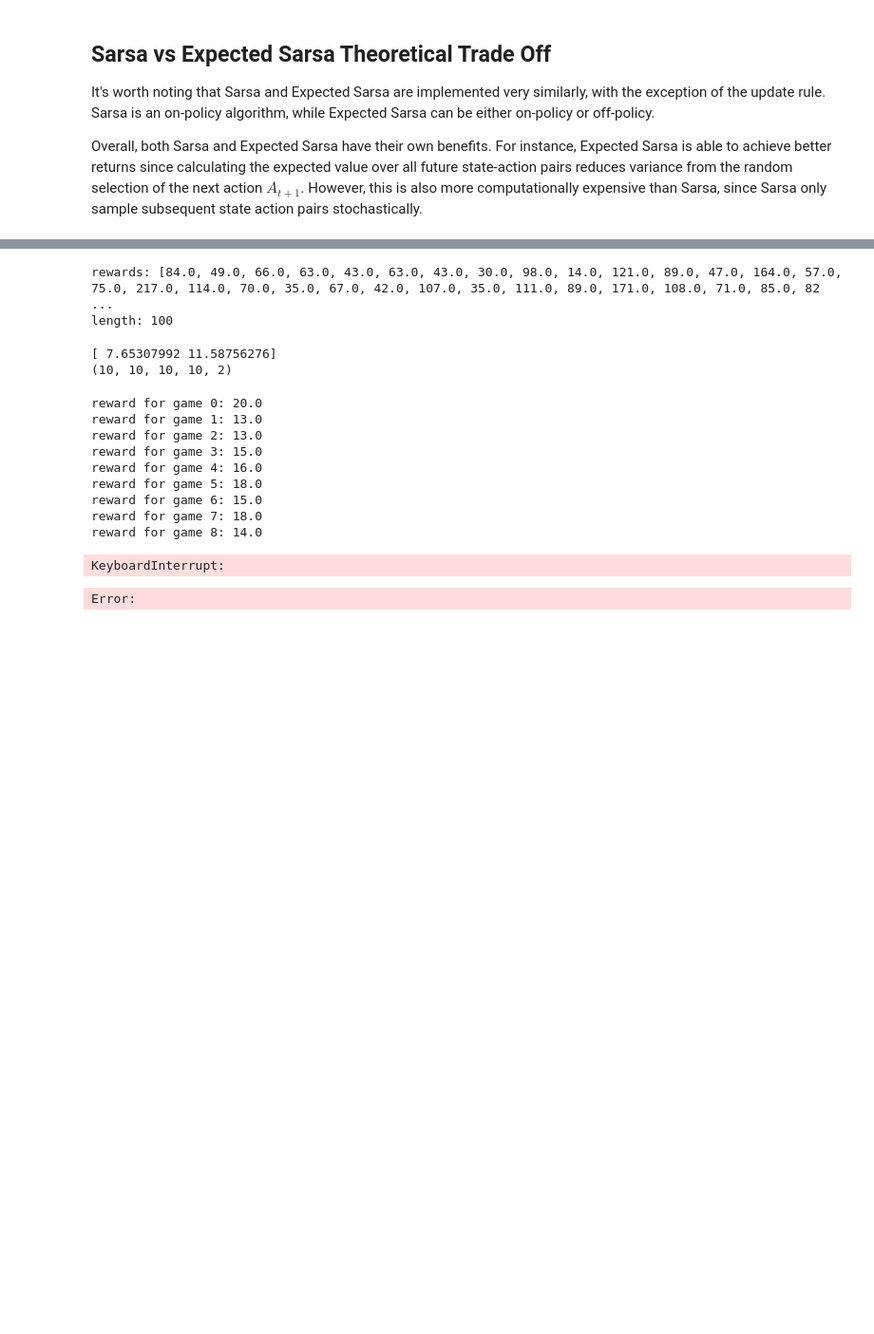
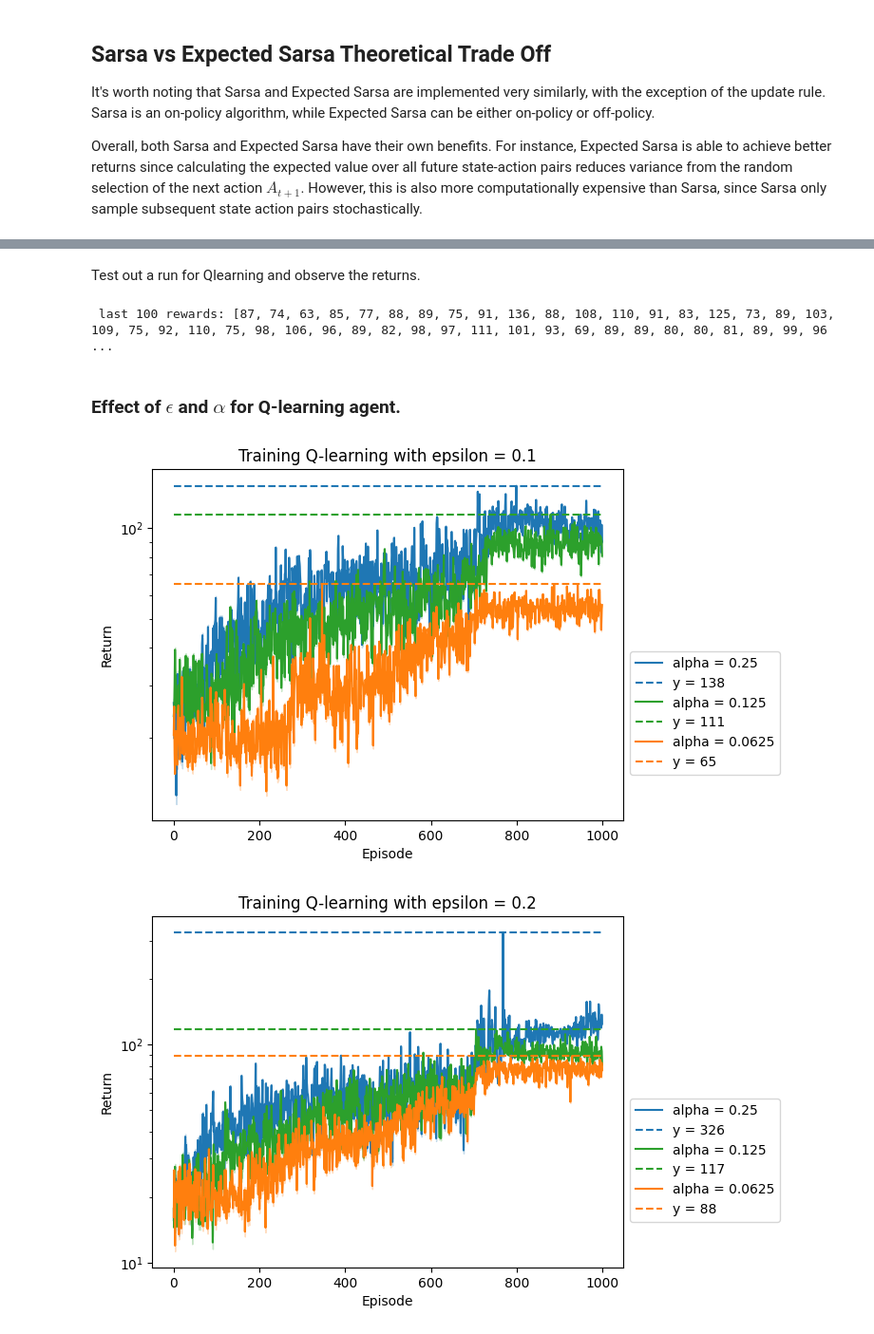
Before and after one commit to Ling01234/SARSA-Function-Approximation, a Jupyter notebook: assignment2_rl.ipynb, the cells around one changed output, grey strips where cells are left out. Shown at 95% size. Saved outputs shown, nothing was run; the diff lists cells and outputs as text; code cells hidden in the pictures; blank space fills up the shorter version.

Commit message:
Qlearning done, start AC

```diff
--- a/assignment2_rl.ipynb
+++ b/assignment2_rl.ipynb
@@ -134,31 +139,21 @@ RUNS = 10
+# %% [markdown]
+Test out a run for Qlearning and observe the returns.
 # %%
 env = gym.make("CartPole-v1")
 (state, _) = env.reset()
-qlearning = Qlearning(env, 0.1, 0.95, 0.2, 1000, 10, seed=1)
+qlearning = Qlearning(env, 1/4, 0.95, 1.15, 1000, 10, seed=1)
 qlearning.simulate_episodes()
 rewards = qlearning.reward
-print(f"rewards: {rewards[-100:]}")
-print(f"length: {len(rewards[-100:])}")
+print(f" last 100 rewards: {rewards[-100:]}")
+
+#uncomment to visualize the game being played
+# qlearning.visualize(10)
 # %% [output]
-rewards: [84.0, 49.0, 66.0, 63.0, 43.0, 63.0, 43.0, 30.0, 98.0, 14.0, 121.0, 89.0, 47.0, 164.0, 57.0, 75.0, 217.0, 114.0, 70.0, 35.0, 67.0, 42.0, 107.0, 35.0, 111.0, 89.0, 171.0, 108.0, 71.0, 85.0, 82 ...
-length: 100
+ last 100 rewards: [87, 74, 63, 85, 77, 88, 89, 75, 91, 136, 88, 108, 110, 91, 83, 125, 73, 89, 103, 109, 75, 92, 110, 75, 98, 106, 96, 89, 82, 98, 97, 111, 101, 93, 69, 89, 89, 80, 80, 81, 89, 99, 96 ...
-# %%
-print(qlearning.Qvalues[(4, 4,4, 4, )])
-print(qlearning.Qvalues.shape)
-# %% [output]
-[ 7.65307992 11.58756276]
-(10, 10, 10, 10, 2)
-# %%
-qlearning.visualize(10)
-# %% [output]
-reward for game 0: 20.0
-reward for game 1: 13.0
-reward for game 2: 13.0
-reward for game 3: 15.0
-reward for game 4: 16.0
-reward for game 5: 18.0
-reward for game 6: 15.0
-reward for game 7: 18.0
-reward for game 8: 14.0
-KeyboardInterrupt:
-Error:
+# %% [markdown]
+### Effect of $\epsilon$ and $\alpha$ for Q-learning agent.
+# %%
+train_qlearning()
+# %% [output]
+[figure, added]
+[figure, added]
```
Also changed, not shown: parts of 8 cells of this notebook, 3 other files.
